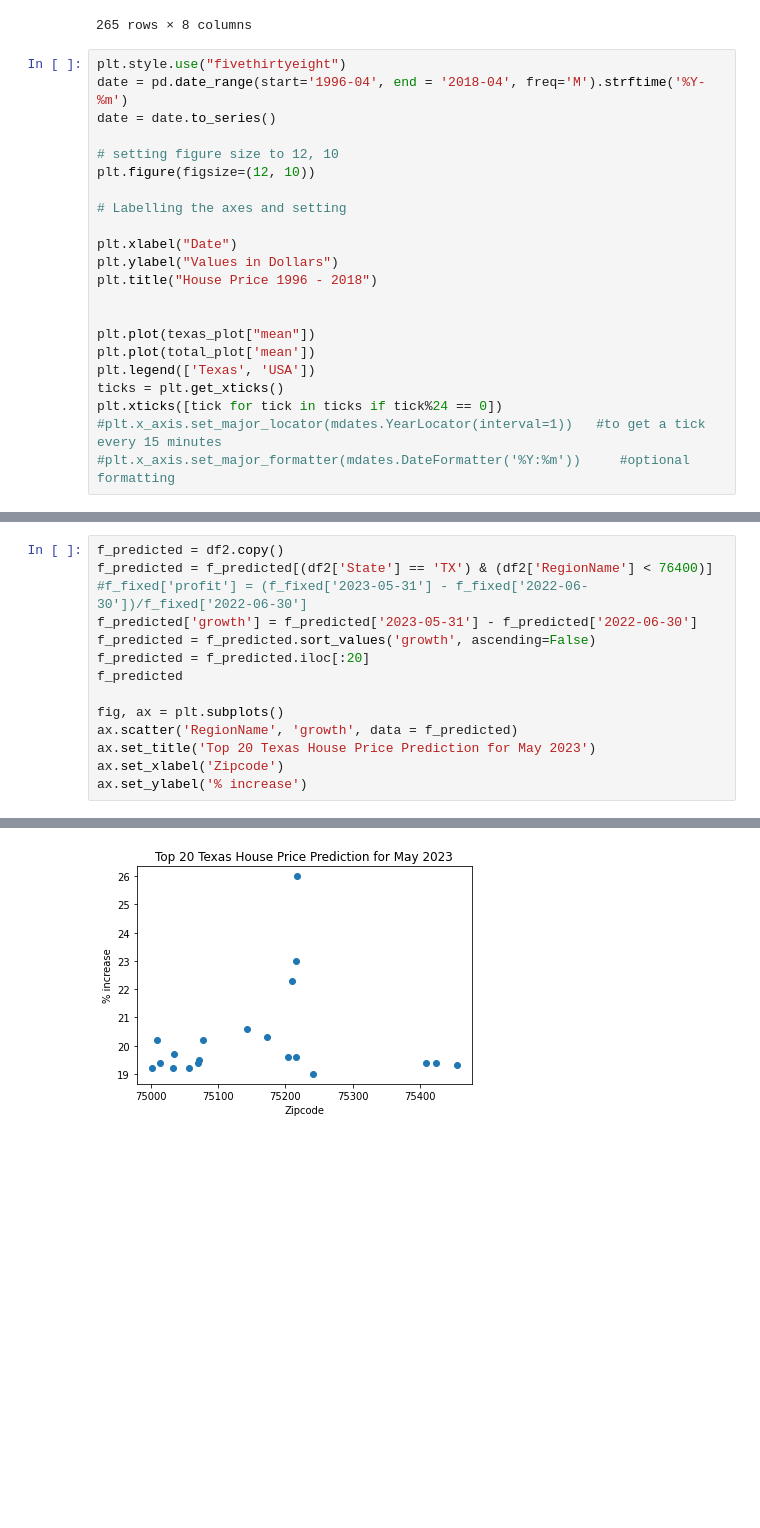
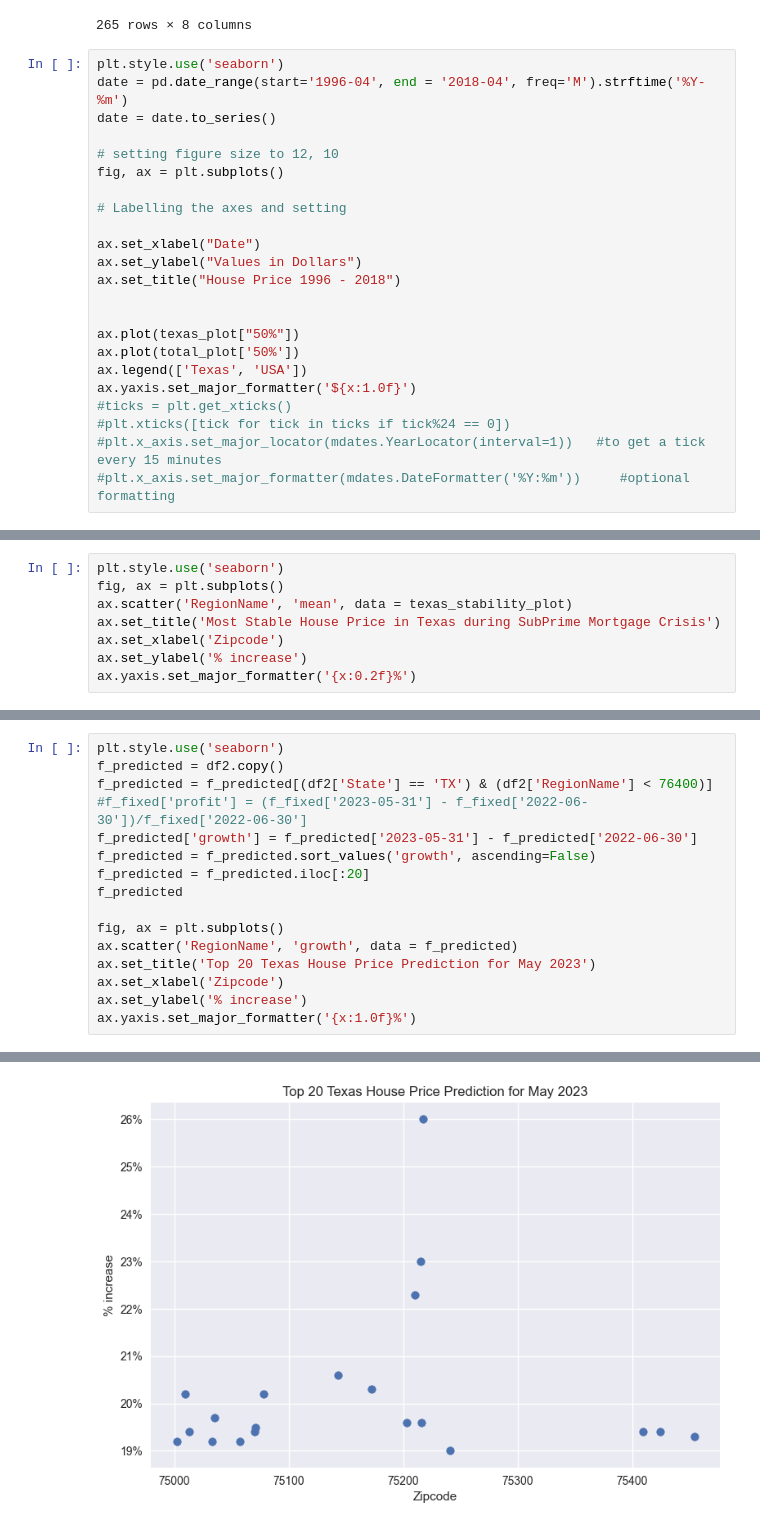
Before and after one commit to WoojinJun/zipcode_investment, a Jupyter notebook: scratch-notebook.ipynb, the cells around one changed output, grey strips where cells are left out. Saved outputs shown, nothing was run; the diff lists cells and outputs as text; blank space fills up the shorter version.

```diff
--- a/scratch-notebook.ipynb
+++ b/scratch-notebook.ipynb
@@ -73,25 +73,26 @@ total_plot
 | 2018-04 | 14723.0 | 288039.944305 | 372054.396908 | 13800.0 | 132400.0 | 198100.0 | 321100.0 | 17894900.0 |
 265 rows × 8 columns
 # %%
-plt.style.use("fivethirtyeight")
+plt.style.use('seaborn')
 date = pd.date_range(start='1996-04', end = '2018-04', freq='M').strftime('%Y-%m')
 date = date.to_series()
 
 # setting figure size to 12, 10
-plt.figure(figsize=(12, 10))
+fig, ax = plt.subplots()
 
 # Labelling the axes and setting
 
-plt.xlabel("Date")
-plt.ylabel("Values in Dollars")
-plt.title("House Price 1996 - 2018")
+ax.set_xlabel("Date")
+ax.set_ylabel("Values in Dollars")
+ax.set_title("House Price 1996 - 2018")
 
 
-plt.plot(texas_plot["mean"])
-plt.plot(total_plot['mean'])
-plt.legend(['Texas', 'USA'])
-ticks = plt.get_xticks()
-plt.xticks([tick for tick in ticks if tick%24 == 0])
+ax.plot(texas_plot["50%"])
+ax.plot(total_plot['50%'])
+ax.legend(['Texas', 'USA'])
+ax.yaxis.set_major_formatter('${x:1.0f}')
+#ticks = plt.get_xticks()
+#plt.xticks([tick for tick in ticks if tick%24 == 0])
 #plt.x_axis.set_major_locator(mdates.YearLocator(interval=1))   #to get a tick every 15 minutes
 #plt.x_axis.set_major_formatter(mdates.DateFormatter('%Y:%m'))     #optional formatting
 # %% [output]
@@ -99,0 +140,8 @@ AttributeError: module 'matplotlib.pyplot' has no attribute 'get_xticks'
+# %%
+plt.style.use('seaborn')
+fig, ax = plt.subplots()
+ax.scatter('RegionName', 'mean', data = texas_stability_plot)
+ax.set_title('Most Stable House Price in Texas during SubPrime Mortgage Crisis')
+ax.set_xlabel('Zipcode')
+ax.set_ylabel('% increase')
+ax.yaxis.set_major_formatter('{x:0.2f}%')
@@ -150,4 +165,5 @@ Index(['2014-01', '2014-02', '2014-03', '2014-04', '2014-05', '2014-06',
 # %%
+plt.style.use('seaborn')
 f_predicted = df2.copy()
 f_predicted = f_predicted[(df2['State'] == 'TX') & (df2['RegionName'] < 76400)]
 #f_fixed['profit'] = (f_fixed['2023-05-31'] - f_fixed['2022-06-30'])/f_fixed['2022-06-30']
@@ -161,4 +177,5 @@ ax.scatter('RegionName', 'growth', data = f_predicted)
 ax.set_title('Top 20 Texas House Price Prediction for May 2023')
 ax.set_xlabel('Zipcode')
 ax.set_ylabel('% increase')
+ax.yaxis.set_major_formatter('{x:1.0f}%')
 # %% [output]
@@ -166,4 +182,4 @@ Text(0, 0.5, '% increase')
-[figure, old version]
+[figure, new version]
 # %%
 #f_fixed.drop(columns = f_fixed[['2022-06-30', '2022-08-31', '2023-05-31']].columns[(f_fixed[['2022-06-30', '2022-08-31', '2023-05-31']] > 0).any()])
 
```
Also changed, not shown: parts of 9 cells of this notebook.
